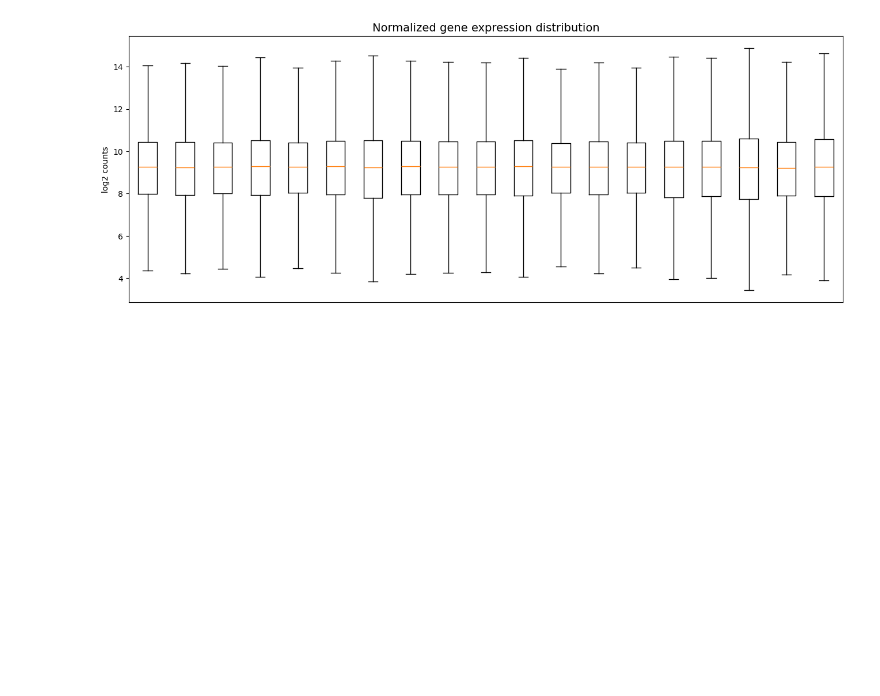
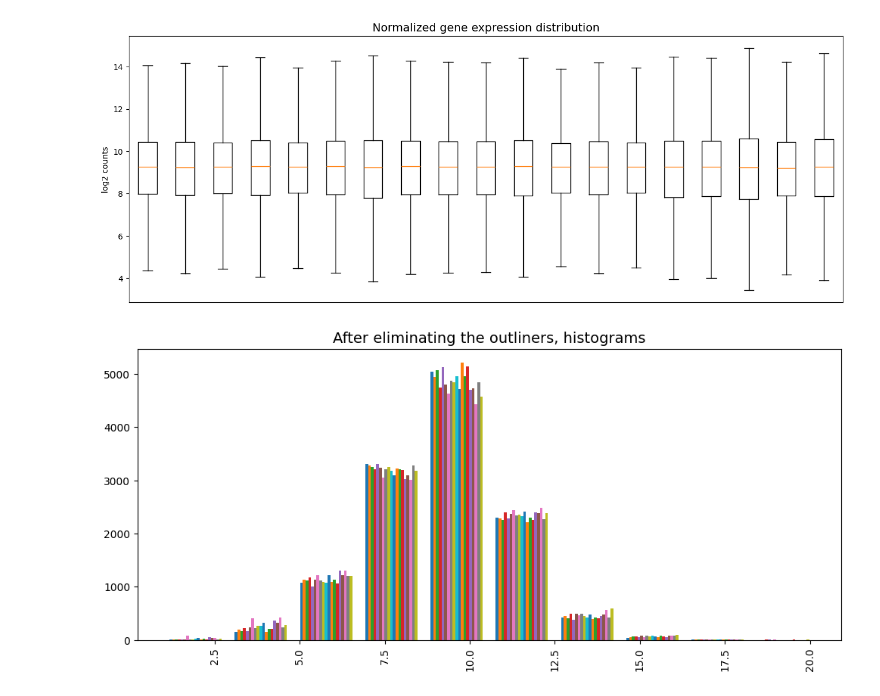
Before and after one commit to Fasmanuel2002/UPSA_Thesis_Research, a Jupyter notebook: research/notebooks/RenSeq.ipynb, the cells around one changed output. Cells and saved outputs as stored; diff of their text form; code cells hidden in the pictures; blank space fills up the shorter version.

```diff
--- a/research/notebooks/RenSeq.ipynb
+++ b/research/notebooks/RenSeq.ipynb
@@ -177,6 +180,14 @@ plt.ylabel("log2 counts")
 plt.show()
 # %% [output]
 [figure]
+# %%
+plt.figure(figsize=(12,5))
+plt.hist(np.log2(norm_counts[1:20].T + 1))
+plt.title("After eliminating the outliners, histograms", fontsize=14)
+plt.xticks(rotation=90)
+plt.show()
+# %% [output]
+[figure, added]
 # %%
 ds = DeseqStats(deseqDataset, contrast=["condition", "control", "treatment"], inference=inference)
 # %%
```
Also changed, not shown: parts of 8 cells of this notebook.
